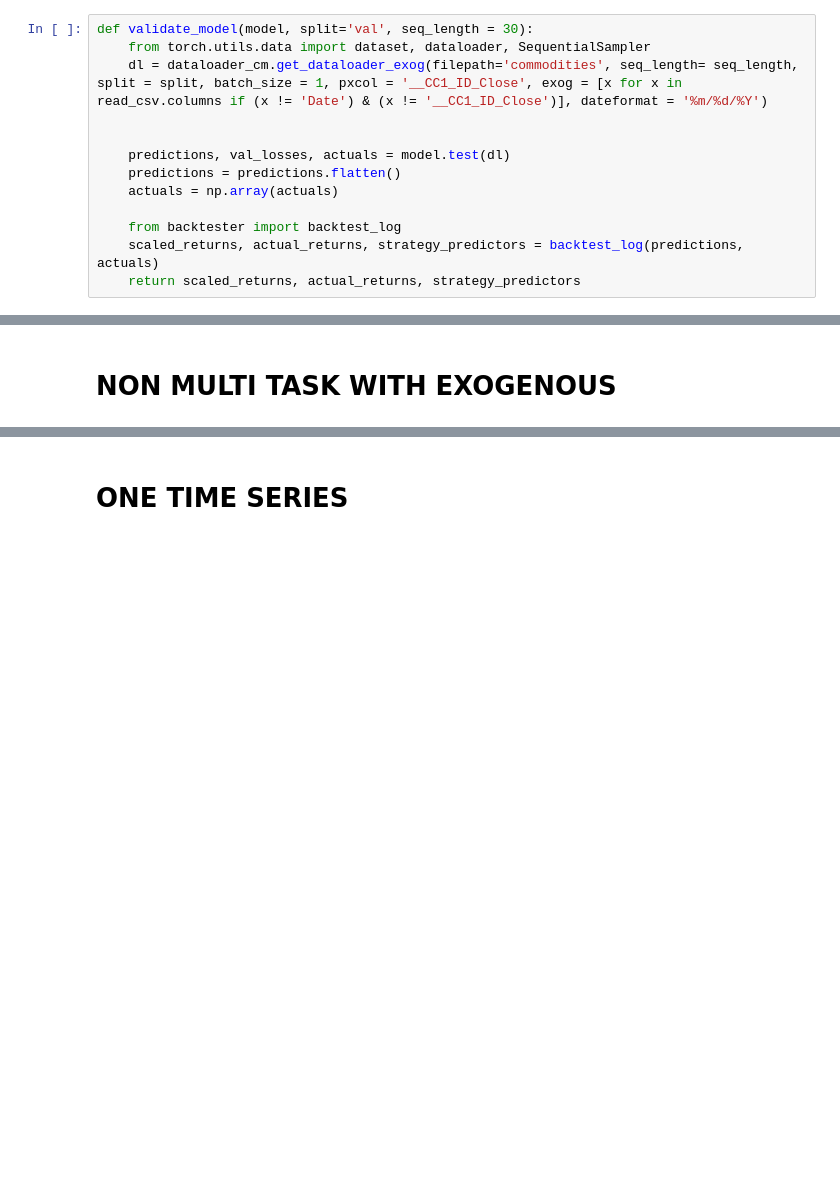
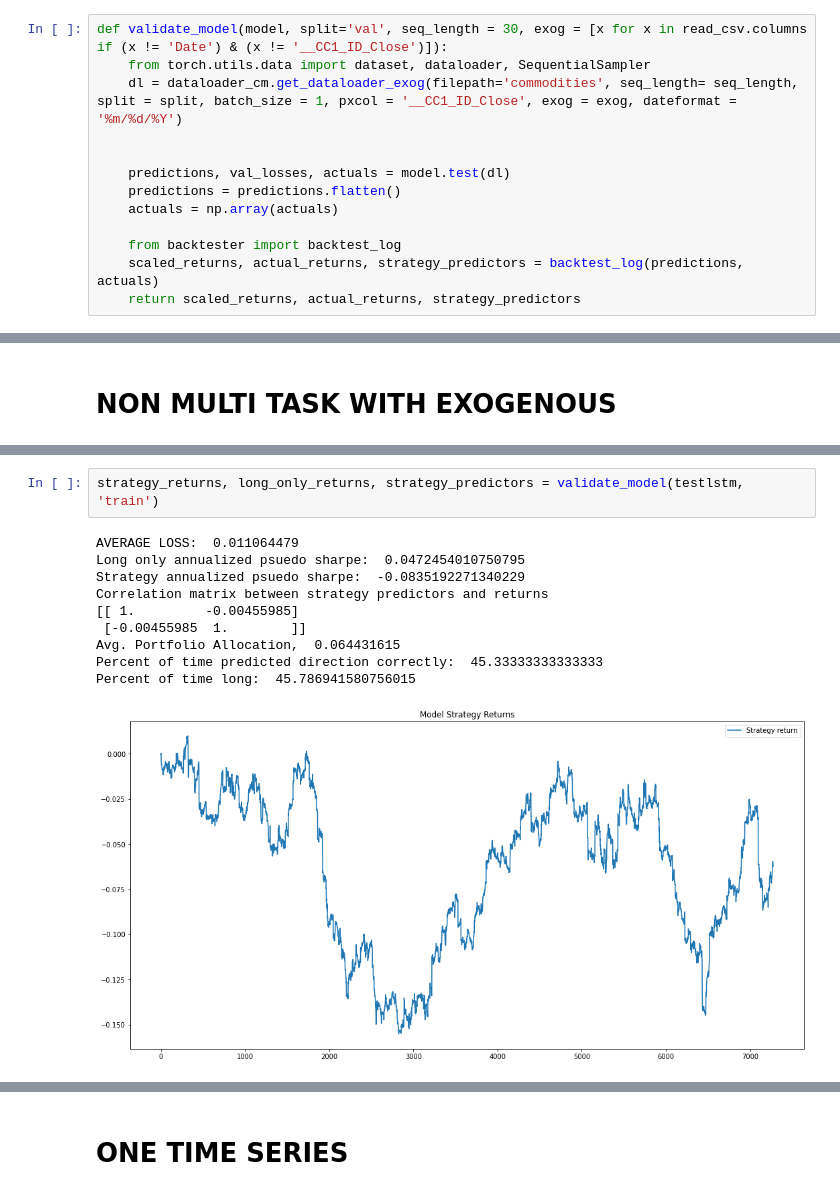
Before and after one commit to mattj949/stats207, a Jupyter notebook: Exogenous.ipynb, the cells around one changed output, grey strips where cells are left out. Drawn from its saved outputs; the diff is of its cells as text; blank space fills up the shorter version.

Commit message:
ran/tested all models

```diff
--- a/Exogenous.ipynb
+++ b/Exogenous.ipynb
@@ -120,9 +123,9 @@ plt.plot([x.detach().numpy() for x in train_losses])
 [<matplotlib.lines.Line2D at 0x...>]
 [figure]
 # %%
-def validate_model(model, split='val', seq_length = 30):
+def validate_model(model, split='val', seq_length = 30, exog = [x for x in read_csv.columns if (x != 'Date') & (x != '__CC1_ID_Close')]):
     from torch.utils.data import dataset, dataloader, SequentialSampler
-    dl = dataloader_cm.get_dataloader_exog(filepath='commodities', seq_length= seq_length, split = split, batch_size = 1, pxcol = '__CC1_ID_Close', exog = [x for x in read_csv.columns if (x != 'Date') & (x != '__CC1_ID_Close')], dateformat = '%m/%d/%Y')
+    dl = dataloader_cm.get_dataloader_exog(filepath='commodities', seq_length= seq_length, split = split, batch_size = 1, pxcol = '__CC1_ID_Close', exog = exog, dateformat = '%m/%d/%Y')
 
 
     predictions, val_losses, actuals = model.test(dl)
@@ -226,0 +241,13 @@ train_losses, _ = testlstm.train(train_loader, epochs = 5)
+# %%
+strategy_returns, long_only_returns, strategy_predictors = validate_model(testlstm, 'train')
+# %% [output]
+AVERAGE LOSS:  0.011064479
+Long only annualized psuedo sharpe:  0.0472454010750795
+Strategy annualized psuedo sharpe:  -0.0835192271340229
+Correlation matrix between strategy predictors and returns
+[[ 1.         -0.00455985]
+ [-0.00455985  1.        ]]
+Avg. Portfolio Allocation,  0.064431615
+Percent of time predicted direction correctly:  45.33333333333333
+Percent of time long:  45.786941580756015
+[figure, added]
```
Also changed, not shown: parts of 19 cells of this notebook, 2 other files.
